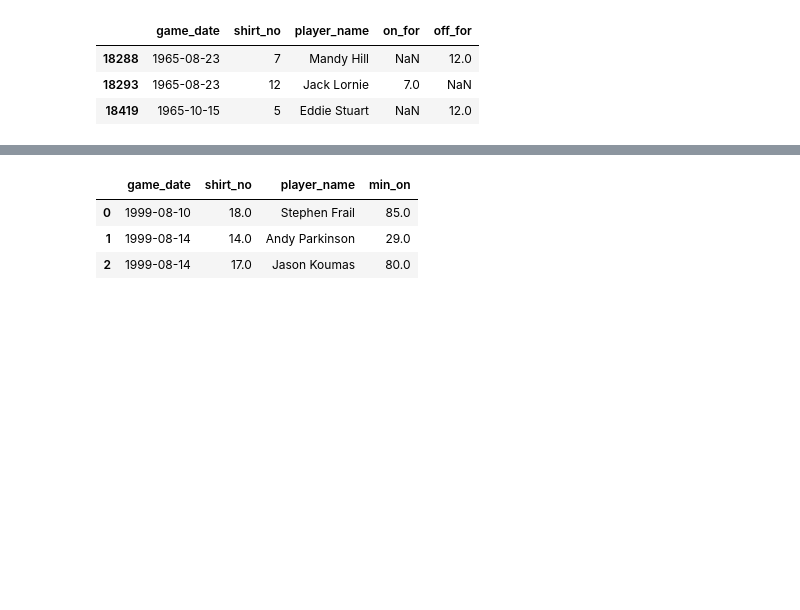
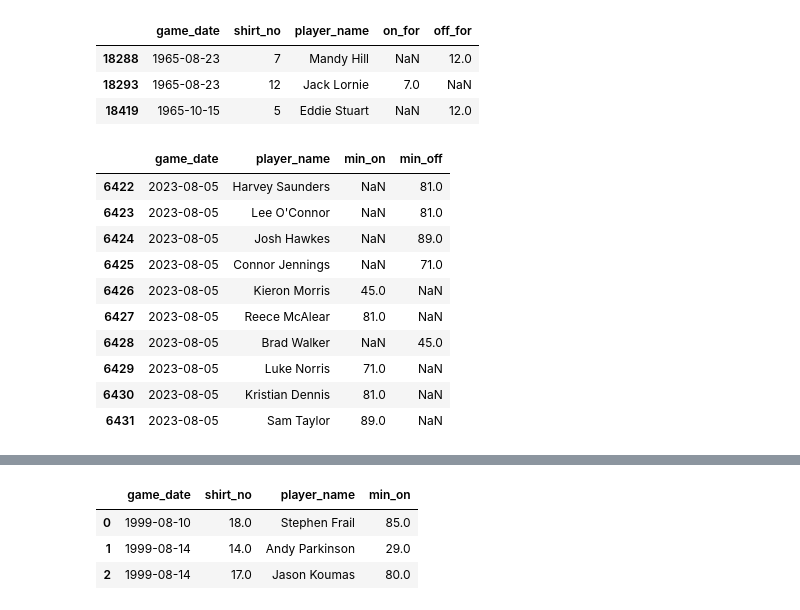
Before and after one commit to petebrown/pre-2023-data-prep, a Jupyter notebook: data-pipeline-prep.ipynb, the cells around one changed output, grey strips where cells are left out. Cells and saved outputs as stored; diff of their text form; code cells hidden in the pictures; blank space fills up the shorter version.

```diff
--- a/data-pipeline-prep.ipynb
+++ b/data-pipeline-prep.ipynb
@@ -667,6 +670,21 @@ cr_subs.head(3)
 | 18288 | 1965-08-23 | 7 | Mandy Hill | NaN | 12.0 |
 | 18293 | 1965-08-23 | 12 | Jack Lornie | 7.0 | NaN |
 | 18419 | 1965-10-15 | 5 | Eddie Stuart | NaN | 12.0 |
+# %%
+sb_subs = sb_sub_mins[~sb_sub_mins.game_date.isin(cr_subs.game_date)].copy()
+sb_subs.query("game_date == '2023-08-05'")
+# %% [output]
+|  | game_date | player_name | min_on | min_off |
+| 6422 | 2023-08-05 | Harvey Saunders | NaN | 81.0 |
+| 6423 | 2023-08-05 | Lee O'Connor | NaN | 81.0 |
+| 6424 | 2023-08-05 | Josh Hawkes | NaN | 89.0 |
+| 6425 | 2023-08-05 | Connor Jennings | NaN | 71.0 |
+| 6426 | 2023-08-05 | Kieron Morris | 45.0 | NaN |
+| 6427 | 2023-08-05 | Reece McAlear | 81.0 | NaN |
+| 6428 | 2023-08-05 | Brad Walker | NaN | 45.0 |
+| 6429 | 2023-08-05 | Luke Norris | 71.0 | NaN |
+| 6430 | 2023-08-05 | Kristian Dennis | 81.0 | NaN |
+| 6431 | 2023-08-05 | Sam Taylor | 89.0 | NaN |
 # %%
 # Import Soccerbase subs and red card CSV
 sb_subs = sb_sub_mins[~sb_sub_mins.game_date.isin(cr_subs.game_date)].copy()
```
Also changed, not shown: parts of 10 cells of this notebook, 7 other files.
